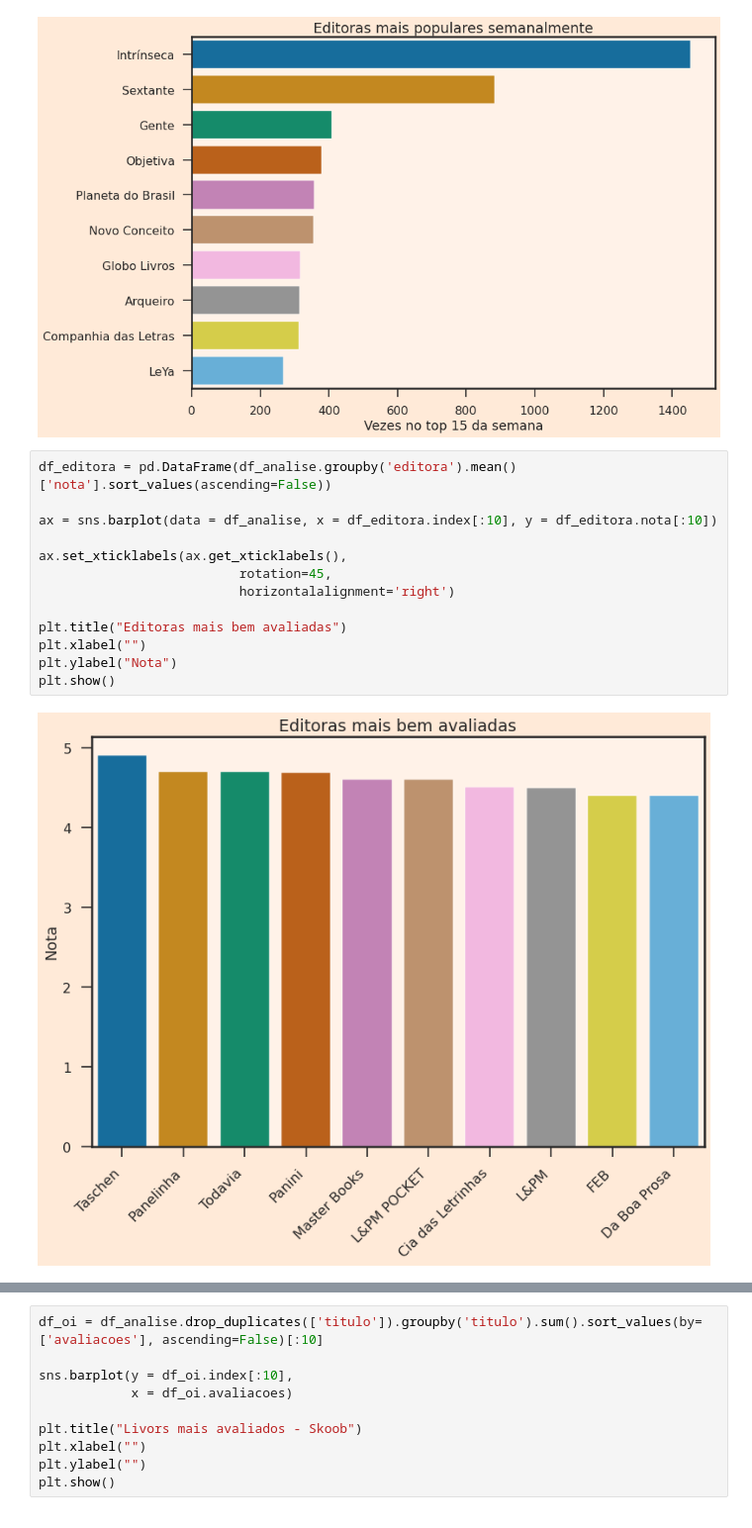
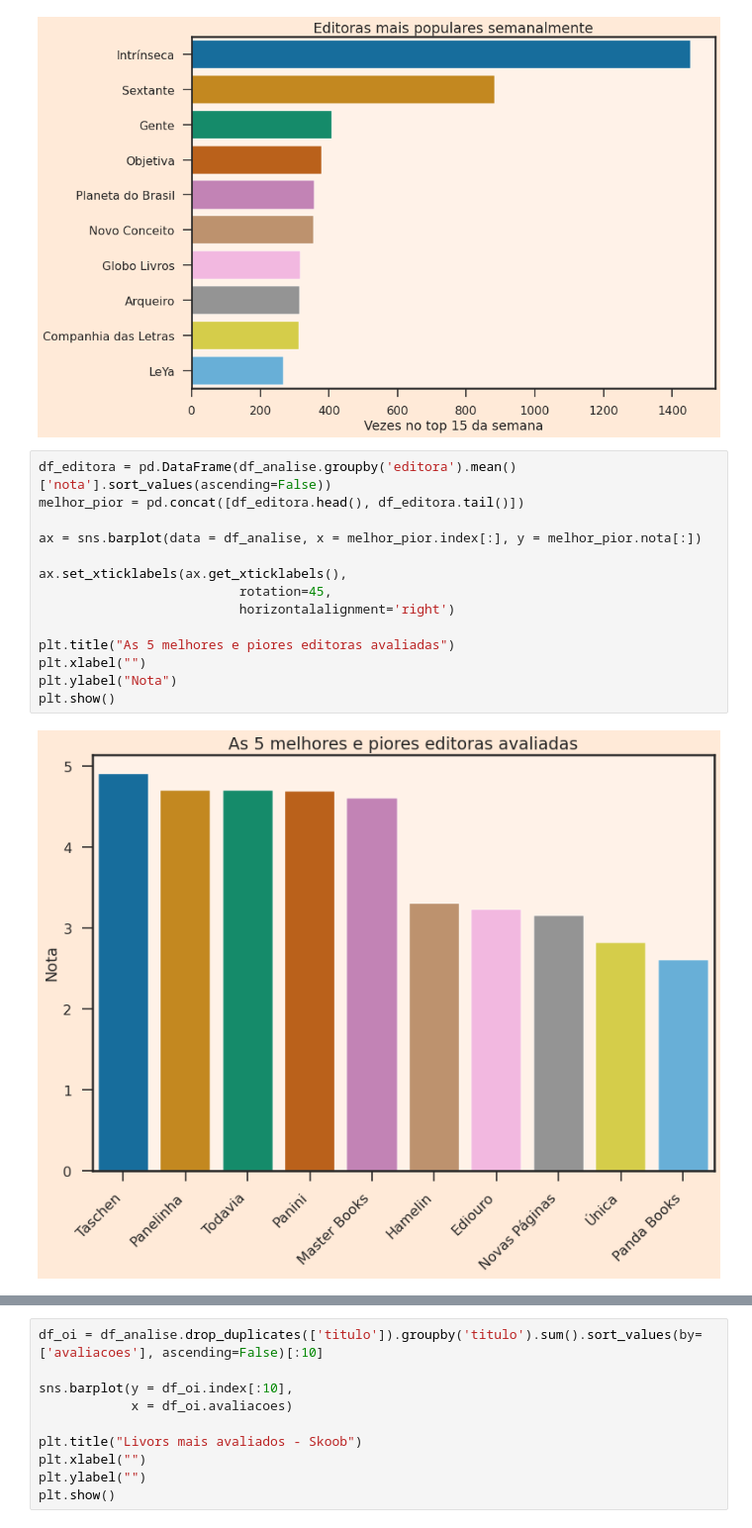
Before and after one commit to JonasBrother97/jeff_final, a Jupyter notebook: FINAL.ipynb, the cells around one changed output, grey strips where cells are left out. Shown at 99% size. Drawn from its saved outputs; the diff is of its cells as text.

```diff
--- a/FINAL.ipynb
+++ b/FINAL.ipynb
@@ -77,19 +77,20 @@ plt.show()
 [figure]
 # %%
 df_editora = pd.DataFrame(df_analise.groupby('editora').mean()['nota'].sort_values(ascending=False))
+melhor_pior = pd.concat([df_editora.head(), df_editora.tail()])
 
-ax = sns.barplot(data = df_analise, x = df_editora.index[:10], y = df_editora.nota[:10])
+ax = sns.barplot(data = df_analise, x = melhor_pior.index[:], y = melhor_pior.nota[:])
 
 ax.set_xticklabels(ax.get_xticklabels(),
                           rotation=45,
                           horizontalalignment='right')
 
-plt.title("Editoras mais bem avaliadas")
+plt.title("As 5 melhores e piores editoras avaliadas")
 plt.xlabel("")
 plt.ylabel("Nota")
 plt.show()
 # %% [output]
-[figure, old version]
+[figure, new version]
 # %%
 sns.barplot(x = df_analise.drop_duplicates(subset=['titulo']).categoria.value_counts(),
             y = df_analise.drop_duplicates(subset=['titulo']).categoria.value_counts().index)
```
Also changed, not shown: parts of 3 cells of this notebook.
